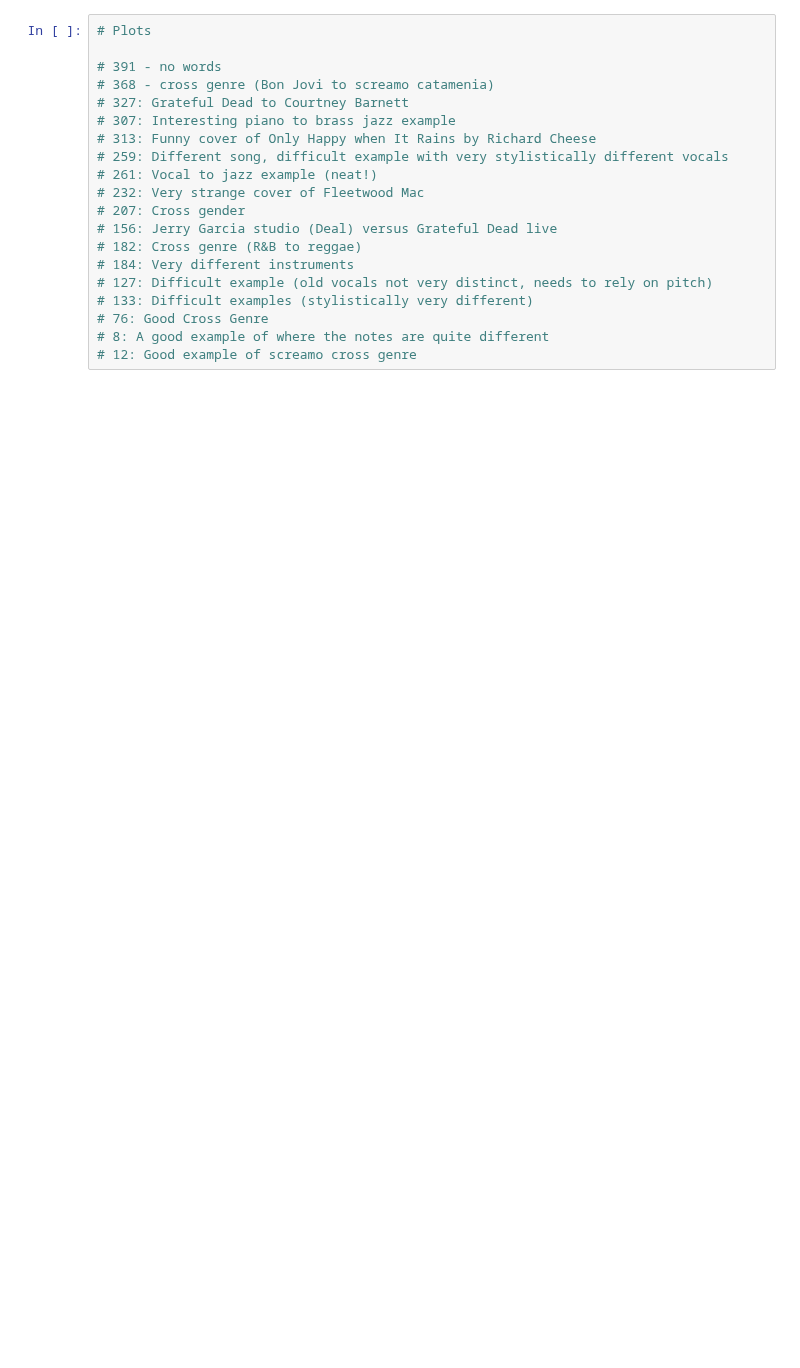
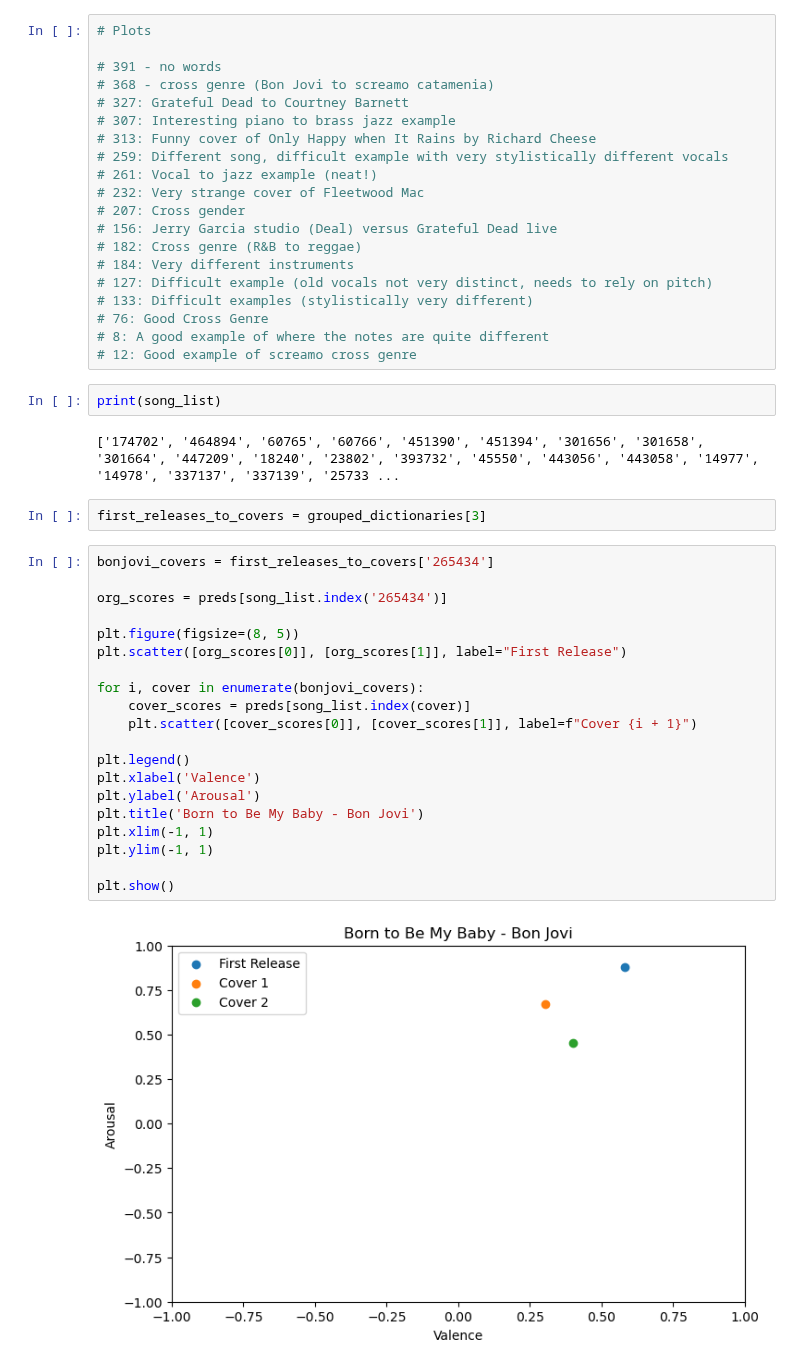
Before and after one commit to sarah-baskin/cover-song-analysis, a Jupyter notebook: covers1000_analysis.ipynb, the cells around one changed output. Cells and saved outputs as stored; diff of their text form; blank space fills up the shorter version.

```diff
--- a/covers1000_analysis.ipynb
+++ b/covers1000_analysis.ipynb
@@ -491,3 +491,31 @@ plt.show()
 # 76: Good Cross Genre
 # 8: A good example of where the notes are quite different
 # 12: Good example of screamo cross genre
+# %%
+print(song_list)
+# %% [output]
+['174702', '464894', '60765', '60766', '451390', '451394', '301656', '301658', '301664', '447209', '18240', '23802', '393732', '45550', '443056', '443058', '14977', '14978', '337137', '337139', '25733 ...
+# %%
+first_releases_to_covers = grouped_dictionaries[3]
+# %%
+bonjovi_covers = first_releases_to_covers['265434']
+
+org_scores = preds[song_list.index('265434')]
+
+plt.figure(figsize=(8, 5))
+plt.scatter([org_scores[0]], [org_scores[1]], label="First Release")
+
+for i, cover in enumerate(bonjovi_covers):
+    cover_scores = preds[song_list.index(cover)]
+    plt.scatter([cover_scores[0]], [cover_scores[1]], label=f"Cover {i + 1}")
+
+plt.legend()
+plt.xlabel('Valence')
+plt.ylabel('Arousal')
+plt.title('Born to Be My Baby - Bon Jovi')
+plt.xlim(-1, 1)
+plt.ylim(-1, 1)
+
+plt.show()
+# %% [output]
+[figure, added]
```
Also changed, not shown: parts of 12 cells of this notebook, 2 other files.
